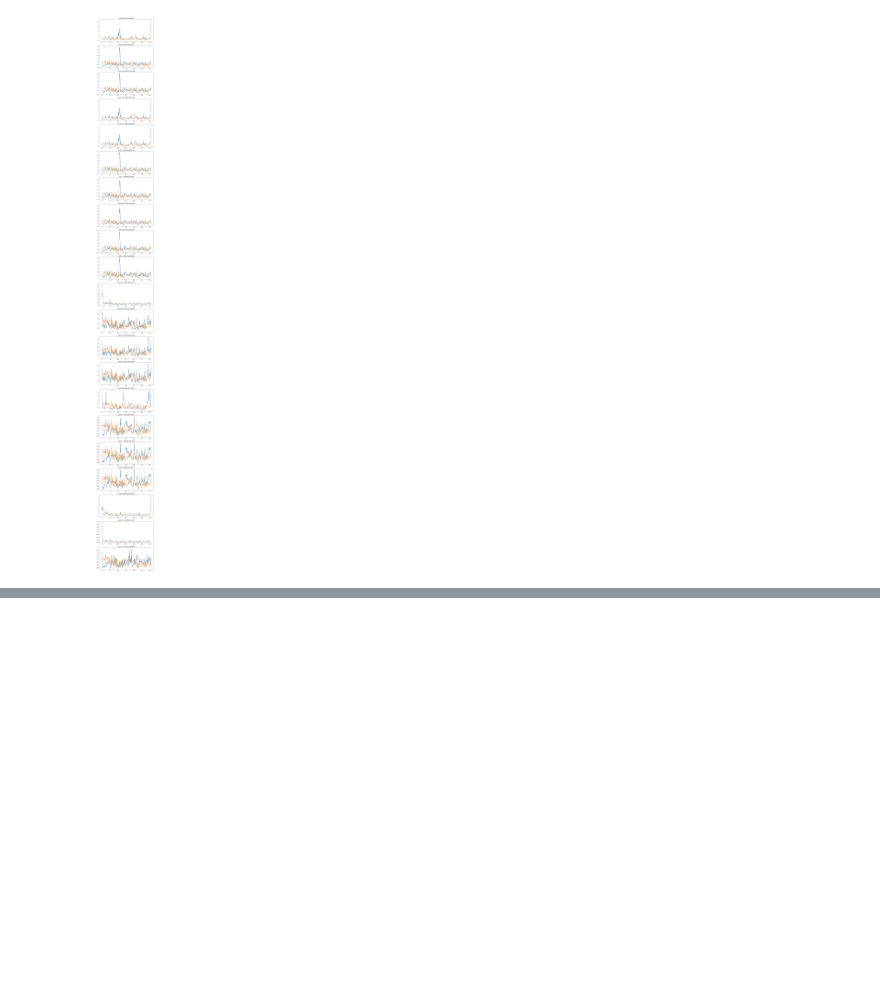
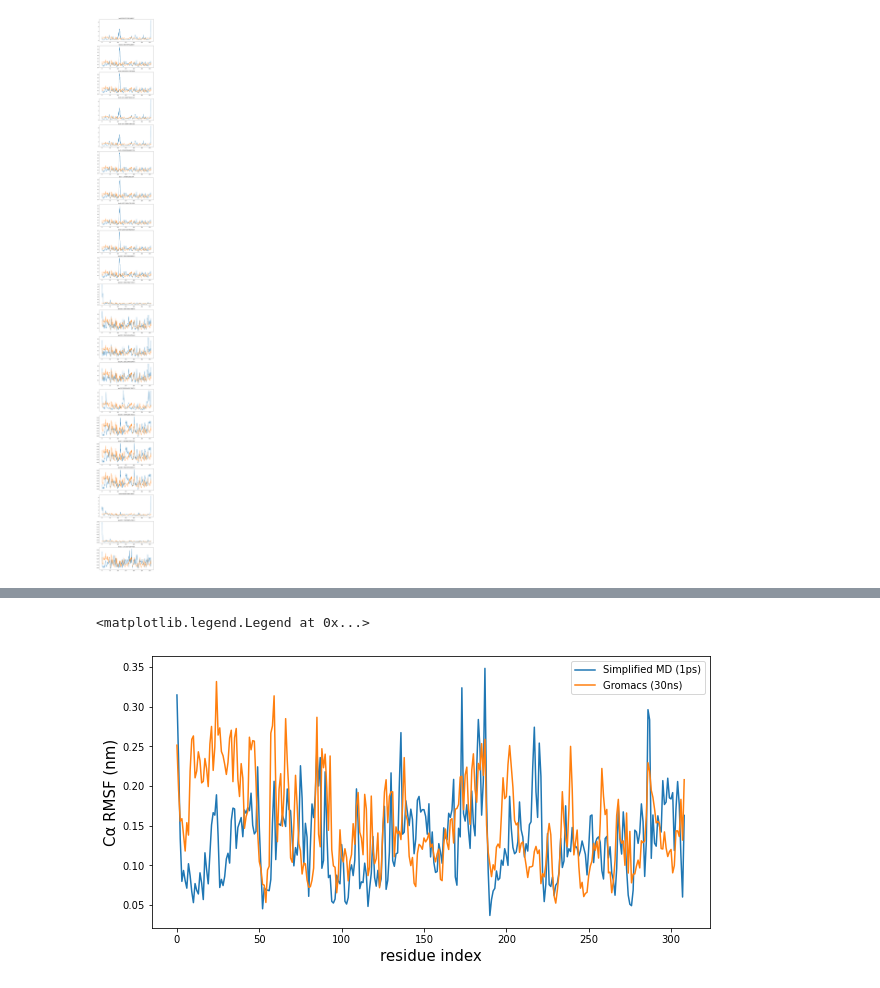
Before and after one commit to ShimeiYago/force-prediction, a Jupyter notebook: 06-analysis.ipynb, the cells around one changed output, grey strips where cells are left out. Drawn from its saved outputs; the diff is of its cells as text; code cells hidden in the pictures; blank space fills up the shorter version.

```diff
--- a/06-analysis.ipynb
+++ b/06-analysis.ipynb
@@ -103,0 +104,17 @@ for i in range(1, N+1):
+# %%
+fig = plt.figure(figsize=(10, 5))
+ax = fig.add_subplot(N, 1, i)
+fp = "remote-workspace/fitting/test25.npy"
+arr = np.load(fp)[:, ARRANGED_INDECES, :]
+T = np.sum(np.square(arr[1:] - arr[:-1]))
+rmsf = calu_rmsf(arr[:, l:u, :])
+
+ax.plot(rmsf, label="Simplified MD (1ps)")
+ax.plot(act_rmsf, label="Gromacs (30ns)")
+
+ax.set_xlabel("residue index", fontsize=15)
+ax.set_ylabel(u'C\u03b1 RMSF (nm)', fontsize=15)
+ax.legend()
+# %% [output]
+<matplotlib.legend.Legend at 0x...>
+[figure, added]
```
Also changed, not shown: parts of 3 cells of this notebook, 5 other files.
